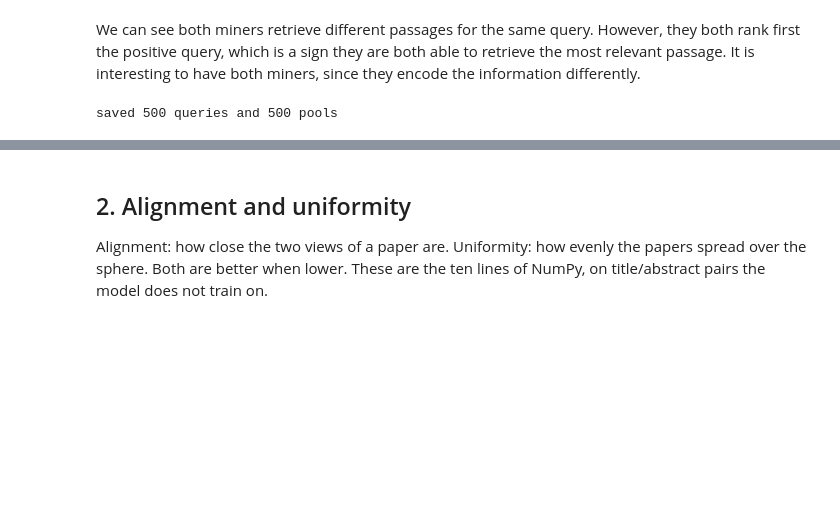
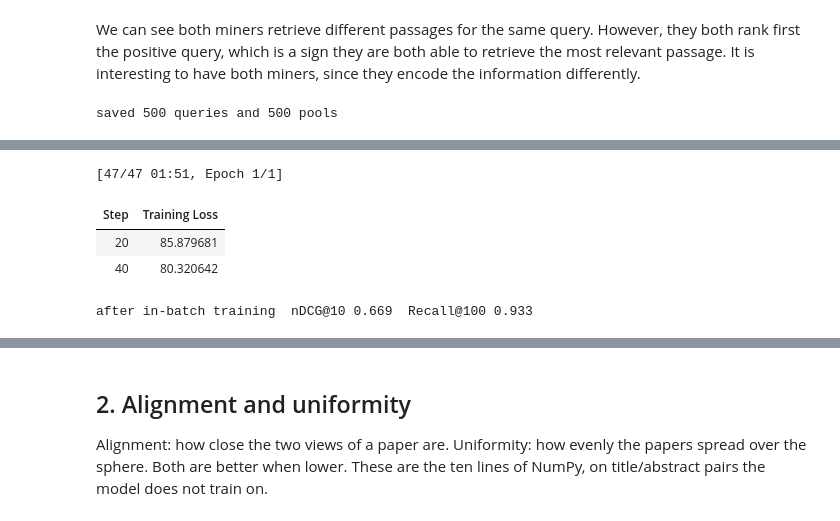
Before and after one commit to fserracrespi/ir2_Project, a Jupyter notebook: pairs/10-gpl/reproduce.ipynb, the cells around one changed output, grey strips where cells are left out. Saved outputs shown, nothing was run; the diff lists cells and outputs as text; code cells hidden in the pictures; blank space fills up the shorter version.

```diff
--- a/pairs/10-gpl/reproduce.ipynb
+++ b/pairs/10-gpl/reproduce.ipynb
@@ -317,0 +394,12 @@ generated, pool_ids = mined["generated"], mined["pool_ids"]
+# %%
+# build examples
+examples = []
+for i in range(NEGS_PER_QUERY):
+  for j in range(len(query_texts)):
+    examples.append((query_texts[j], posi_texts[j], neg_texts_chosen[i][j], float(margins[i][j])))
+# %%
+# save synthetic dataset
+dataset = {"generated": generated, "pool_ids": pool_ids, "examples": examples}
+with open("/content/drive/MyDrive/gpl/scifact_synthetic_dataset.json", "w") as f:
+  json.dump(dataset, f)
+print("saved", len(dataset["generated"]), "queries, ", len(dataset["pool_ids"]), "pools and", len(dataset["examples"]), "examples.")
@@ -317,0 +408,6 @@ generated, pool_ids = mined["generated"], mined["pool_ids"]
+# %%
+# and to load the examples
+import json
+with open("/content/drive/MyDrive/gpl/scifact_synthetic_dataset.json") as f:
+  dataset = json.load(f)
+generated, pool_ids, examples = dataset["generated"], dataset["pool_ids"], dataset["examples"]
@@ -317,0 +422,26 @@ generated, pool_ids = mined["generated"], mined["pool_ids"]
+# %%
+def train(model, data, output_dir, lr=2e-5):
+    args = SentenceTransformerTrainingArguments(output_dir=output_dir, num_train_epochs=1, per_device_train_batch_size=BATCH,
+                                                learning_rate=lr, logging_steps=20, save_strategy="no", report_to="none", seed=SEED,
+                                                use_cpu=not torch.cuda.is_available())
+    loss = losses.MarginMSELoss(model)
+    SentenceTransformerTrainer(model=model, args=args, train_dataset=data, loss=loss).train()
+# %%
+
+
+train_dataset = Dataset.from_dict({
+    "text1": [q[0] for q in examples],
+    "text2": [q[1] for q in examples],
+    "text3": [q[2] for q in examples],
+    "label": [q[3] for q in examples],
+})
+
+student = SentenceTransformer(MODEL, device=testbed.device())
+train(student, train_dataset, "runs/starter")
+after = evaluate(student, "after in-batch training")
+# %% [output]
+[47/47 01:51, Epoch 1/1]
+| Step | Training Loss |
+| 20 | 85.879681 |
+| 40 | 80.320642 |
+after in-batch training  nDCG@10 0.669  Recall@100 0.933
```
Also changed, not shown: parts of 22 cells of this notebook.
